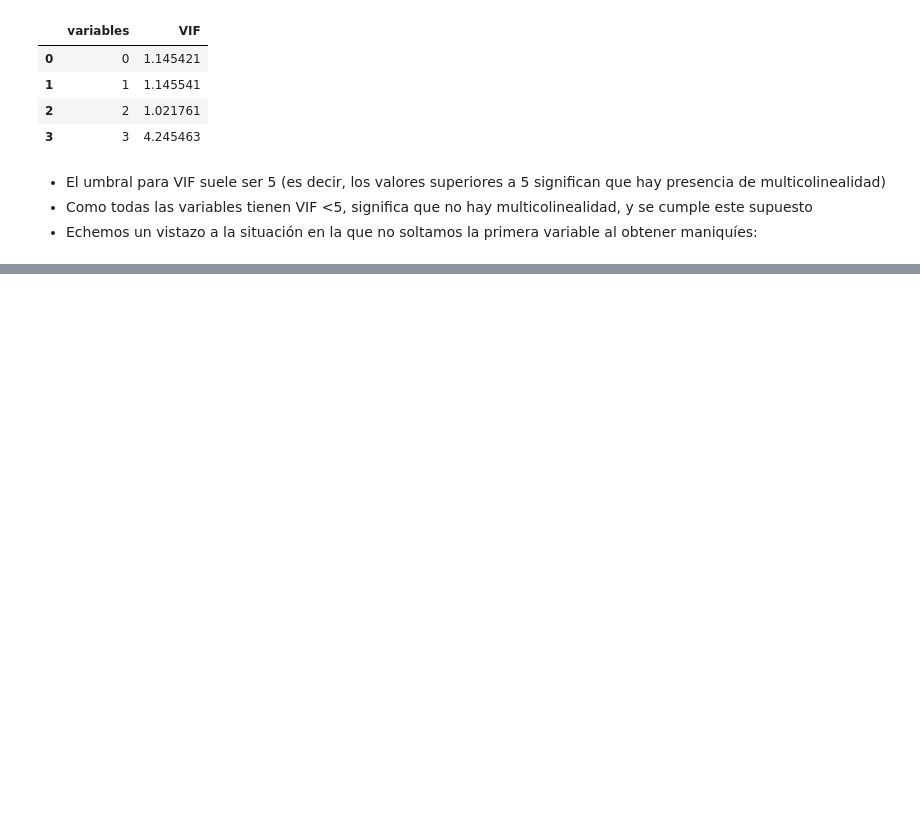
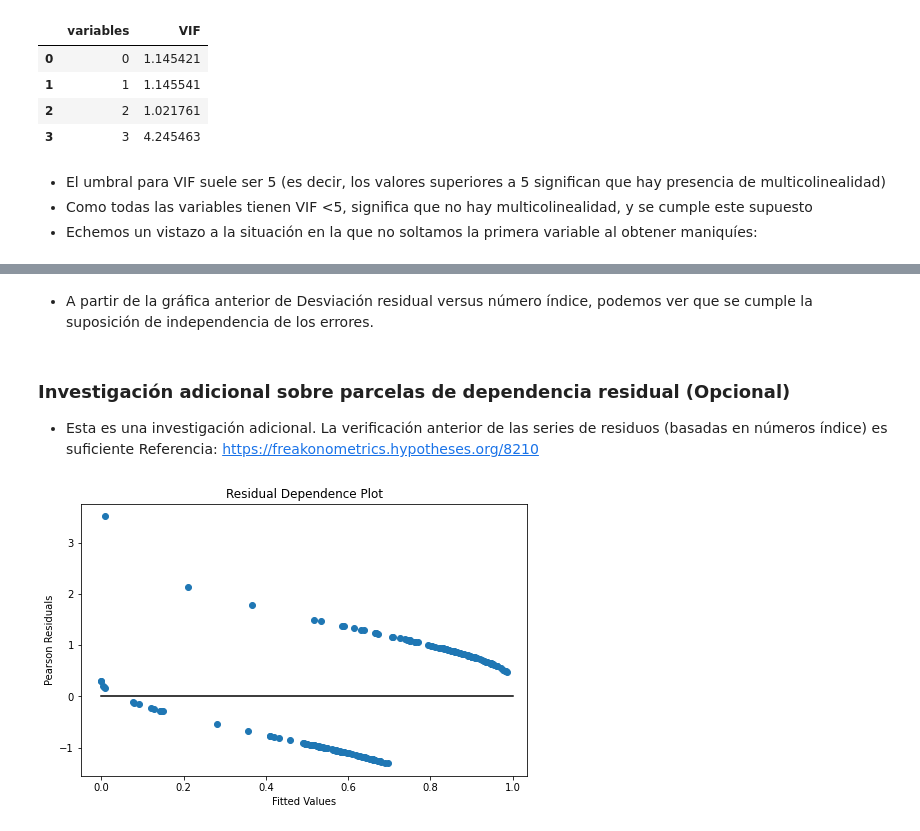
Before and after one commit to octagomez/TP_MARZO2022_REGRESION_LOGISTICA, a Jupyter notebook: Matrices_200_Ejercicio_TP_MARZO_NARCI_.ipynb, the cells around one changed output, grey strips where cells are left out. Drawn from its saved outputs; the diff is of its cells as text; code cells hidden in the pictures; blank space fills up the shorter version.

```diff
--- a/Matrices_200_Ejercicio_TP_MARZO_NARCI_.ipynb
+++ b/Matrices_200_Ejercicio_TP_MARZO_NARCI_.ipynb
@@ -451,0 +470,21 @@ calc_vif(X_constant) # Include constant in VIF calculation in Python
+# %% [markdown]
+* A partir de la gráfica anterior de Desviación residual versus número índice, podemos ver que se cumple la suposición de independencia de los errores.
+# %% [markdown]
+### Investigación adicional sobre parcelas de dependencia residual (Opcional)
+* Esta es una investigación adicional. La verificación anterior de las series de residuos (basadas en números índice) es suficiente
+Referencia: https://freakonometrics.hypotheses.org/8210
+# %%
+# BASADO EN EL SCRIPT ANTERIOR, UTILIZAMOS ax COMO
+fig = plt.figure(figsize=(8, 5))
+ax = fig.add_subplot(
+            111,
+            title="Residual Dependence Plot",
+            xlabel="Fitted Values",
+            ylabel="Pearson Residuals")
+
+# ax.scatter(logit_results.mu, stats.zscore(logit_results.resid_pearson))
+ax.scatter(logit_results.mu, stats.zscore(logit_results.resid_deviance))
+ax.axis("tight")
+ax.plot([0.0, 1.0], [0.0, 0.0], "k-");
+# %% [output]
+[figure, added]
```
Also changed, not shown: parts of 14 cells of this notebook.
